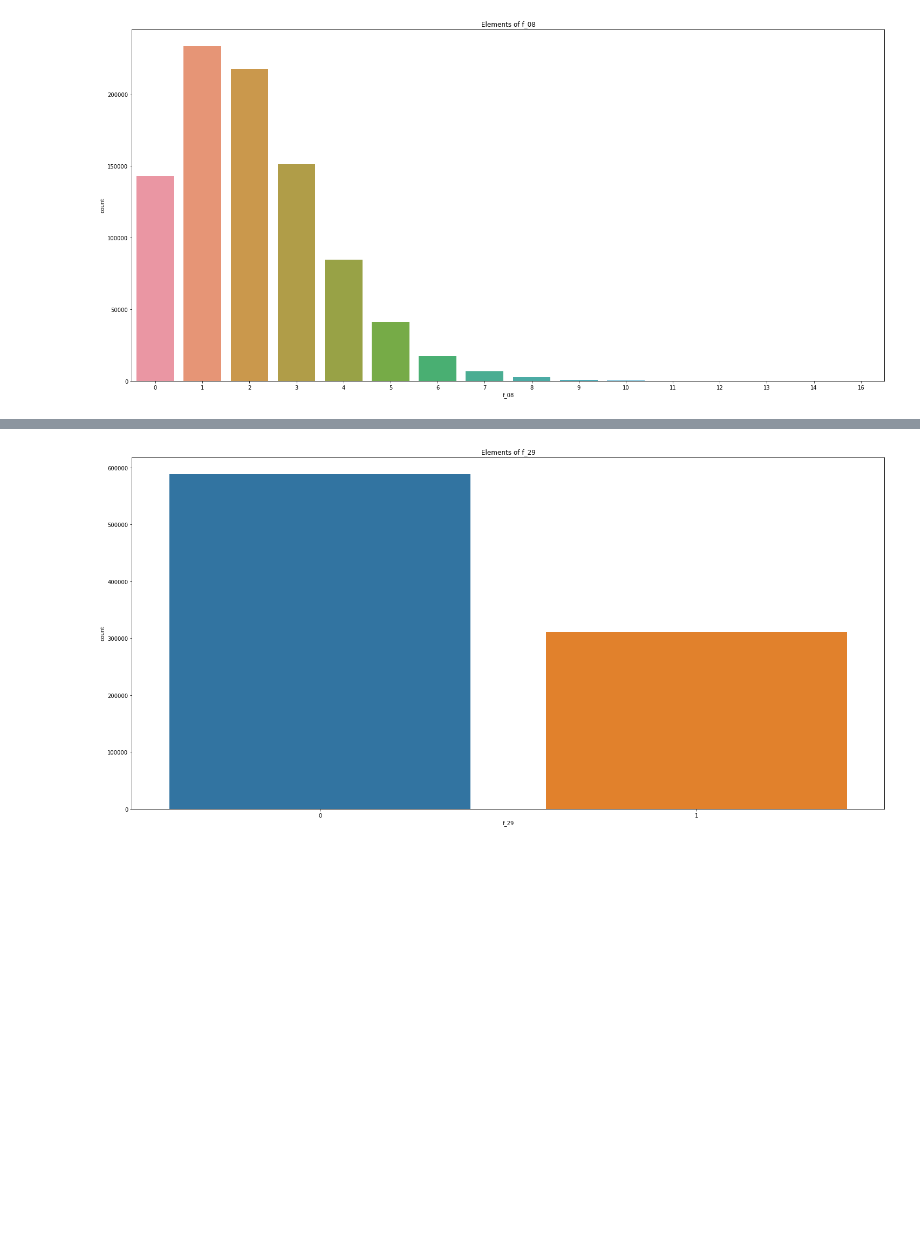
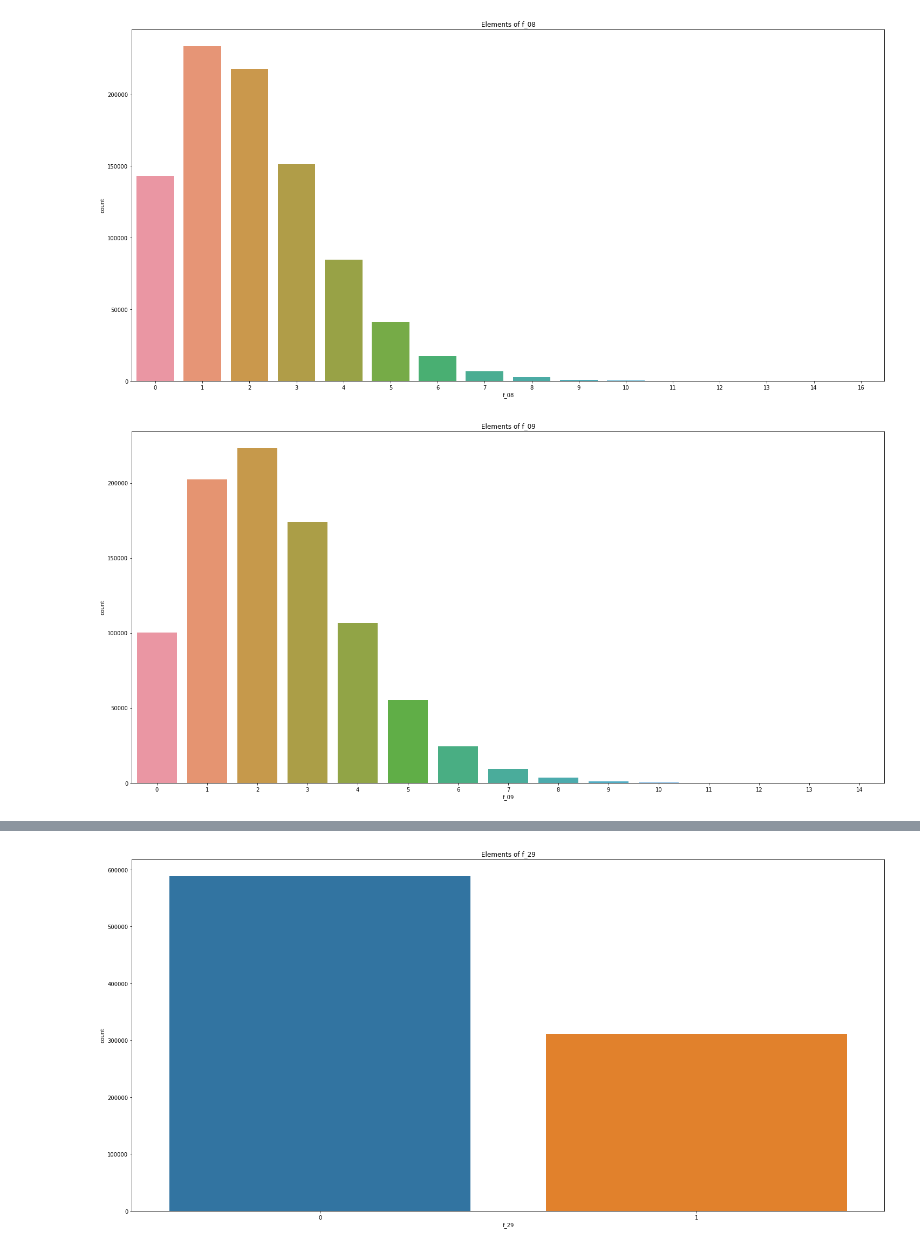
Before and after one commit to Abubakr1710/Tabular-Playground-Series---May-2022, a Jupyter notebook: eda.ipynb, the cells around one changed output, grey strips where cells are left out. Saved outputs shown, nothing was run; the diff lists cells and outputs as text; code cells hidden in the pictures; blank space fills up the shorter version.

Commit message:
Some graphs added to EDA

```diff
--- a/eda.ipynb
+++ b/eda.ipynb
@@ -88,3 +88,11 @@ plt.title('Elements of f_08')
 plt.show()
 # %% [output]
 [figure]
+# %%
+plt.figure(figsize=(25, 12))
+sns.countplot(tr_data['f_09'])
+plt.title('Elements of f_09')
+#plt.savefig('f_09.png')
+plt.show()
+# %% [output]
+[figure, added]
```
Also changed, not shown: parts of 9 cells of this notebook, 1 other file.
